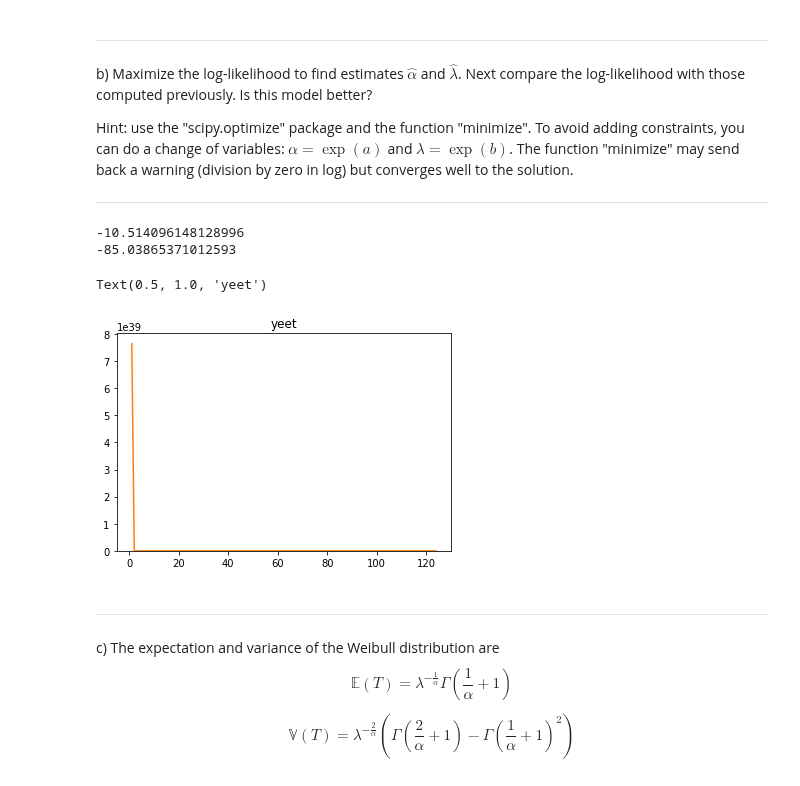
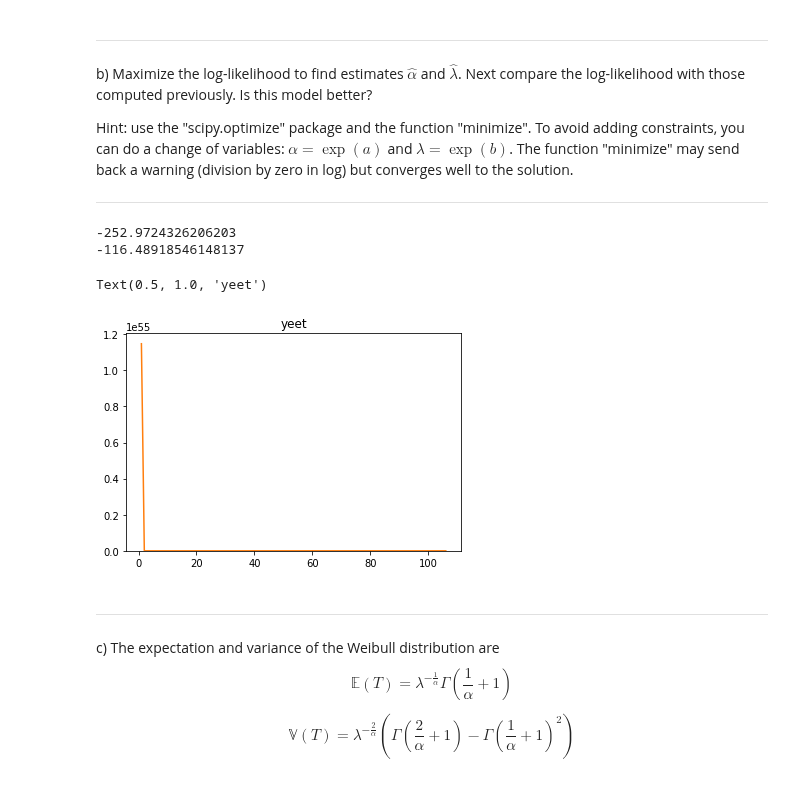
Before and after one commit to evandieren/Statistics-and-Data-Science-LEPL1109, a Jupyter notebook: Hackathon1.ipynb, the cells around one changed output. Saved outputs shown, nothing was run; the diff lists cells and outputs as text; code cells hidden in the pictures.

```diff
--- a/Hackathon1.ipynb
+++ b/Hackathon1.ipynb
@@ -191,20 +192,20 @@ Hint: use the "scipy.optimize" package and the function "minimize". To avoid add
 # %%
 from scipy import optimize
 x0 = [1,1/28]
-a_weilbull, l_weilbull = optimize.minimize(log_likelihood_Weibull,x0,data).x
+a_weilbull, l_weilbull = optimize.minimize(log_likelihood_Weibull,x0,(data,)).x
 
 print(a_weilbull)
 print(l_weilbull)
 
 x = np.arange(0,np.max(data)[0]+1)
 plt.hist(data,bins=50,density=True)
 plt.plot(Weibull_pdf(x,a_weilbull,l_weilbull))
 plt.title("yeet")
 # %% [output]
--10.514096148128996
--85.03865371012593
+-252.9724326206203
+-116.48918546148137
 Text(0.5, 1.0, 'yeet')
-[figure, old version]
+[figure, new version]
 # %% [markdown]
 ------------------------------------------------------------------------------------------------------
 
```
Also changed, not shown: parts of 4 cells of this notebook.
